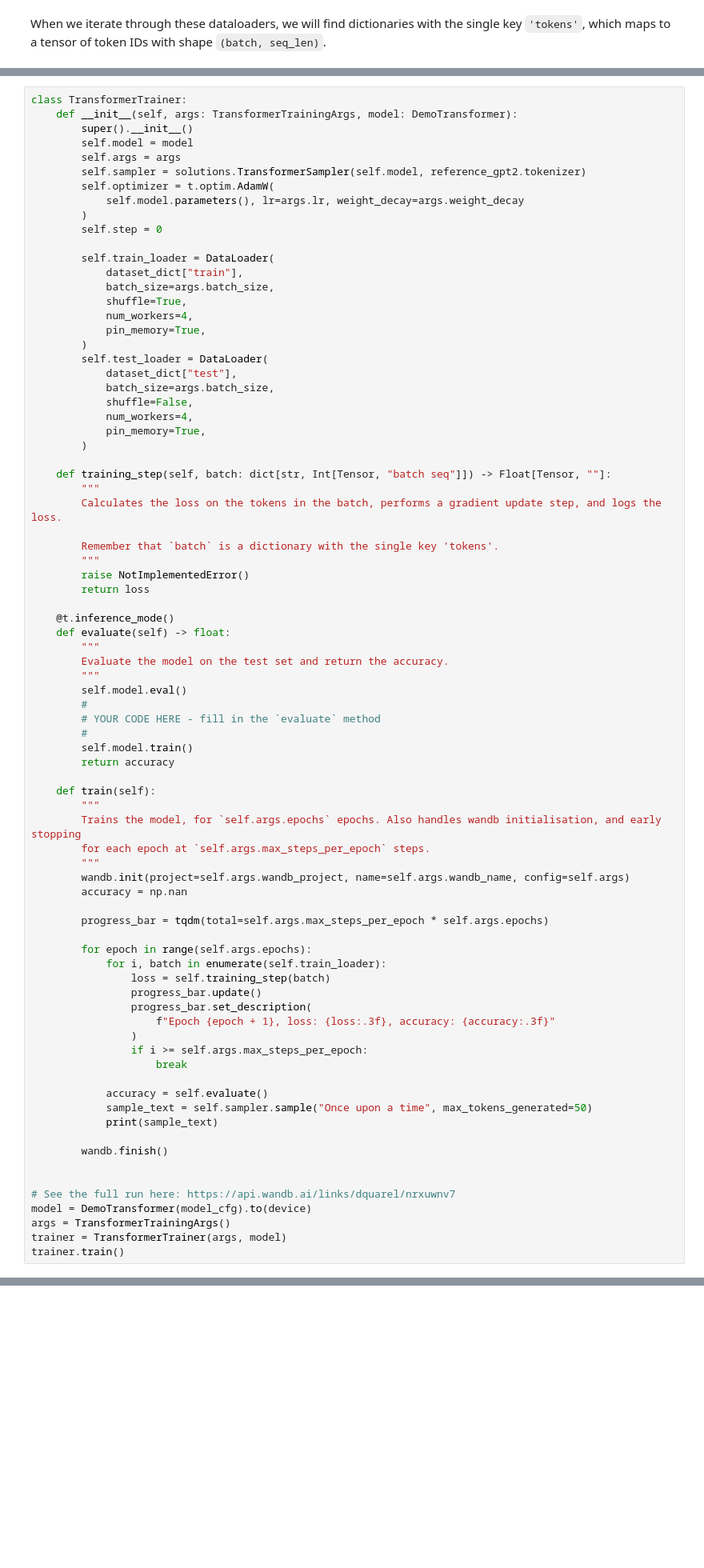
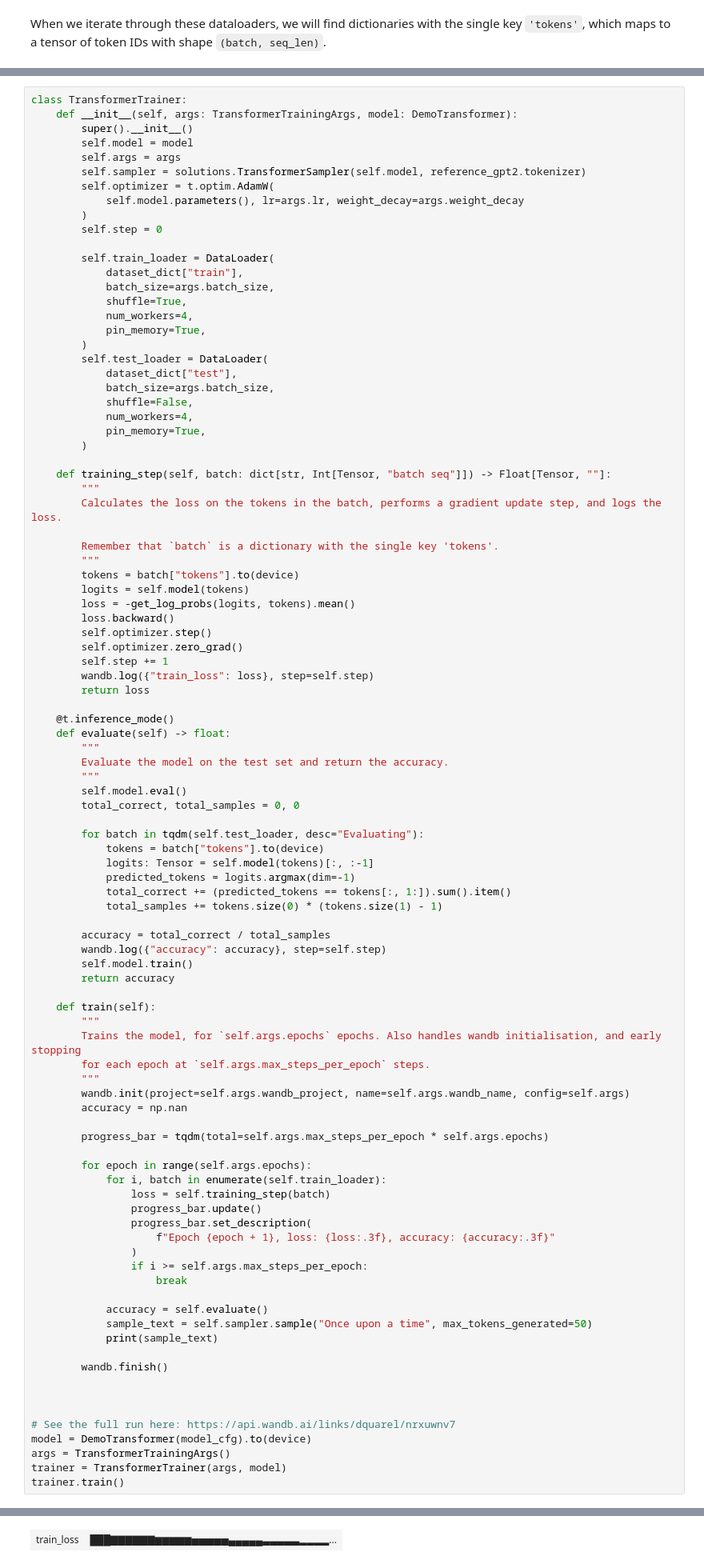
Before and after one commit to chlebja3/LLM_learning, a Jupyter notebook: chapter1_transformer_interp/exercises/part1_transformer_from_scratch/1.1_Transformer_from_Scratch_exercises.ipynb, the cells around one changed output, grey strips where cells are left out. Shown at 80% size. Saved outputs shown, nothing was run; the diff lists cells and outputs as text; blank space fills up the shorter version.

```diff
--- a/chapter1_transformer_interp/exercises/part1_transformer_from_scratch/1.1_Transformer_from_Scratch_exercises.ipynb
+++ b/chapter1_transformer_interp/exercises/part1_transformer_from_scratch/1.1_Transformer_from_Scratch_exercises.ipynb
@@ -2001,7 +2024,14 @@ class TransformerTrainer:
 
         Remember that `batch` is a dictionary with the single key 'tokens'.
         """
-        raise NotImplementedError()
+        tokens = batch["tokens"].to(device)
+        logits = self.model(tokens)
+        loss = -get_log_probs(logits, tokens).mean()
+        loss.backward()
+        self.optimizer.step()
+        self.optimizer.zero_grad()
+        self.step += 1
+        wandb.log({"train_loss": loss}, step=self.step)
         return loss
 
     @t.inference_mode()
@@ -2010,9 +2040,17 @@ class TransformerTrainer:
         Evaluate the model on the test set and return the accuracy.
         """
         self.model.eval()
-        #
-        # YOUR CODE HERE - fill in the `evaluate` method
-        #
+        total_correct, total_samples = 0, 0
+
+        for batch in tqdm(self.test_loader, desc="Evaluating"):
+            tokens = batch["tokens"].to(device)
+            logits: Tensor = self.model(tokens)[:, :-1]
+            predicted_tokens = logits.argmax(dim=-1)
+            total_correct += (predicted_tokens == tokens[:, 1:]).sum().item()
+            total_samples += tokens.size(0) * (tokens.size(1) - 1)
+
+        accuracy = total_correct / total_samples
+        wandb.log({"accuracy": accuracy}, step=self.step)
         self.model.train()
         return accuracy
 
@@ -2043,8 +2081,10 @@ class TransformerTrainer:
         wandb.finish()
 
 
+
 # See the full run here: https://api.wandb.ai/links/dquarel/nrxuwnv7
 model = DemoTransformer(model_cfg).to(device)
 args = TransformerTrainingArgs()
 trainer = TransformerTrainer(args, model)
 trainer.train()
+# %% [output]
@@ -2050,0 +2094 @@ trainer.train()
+| train_loss | ███▇▇▇▇▇▇▆▆▆▆▆▅▅▅▅▅▄▄▄▄▄▃▃▃▃▃▂▂▂▂... |
```
Also changed, not shown: parts of 6 cells of this notebook.
